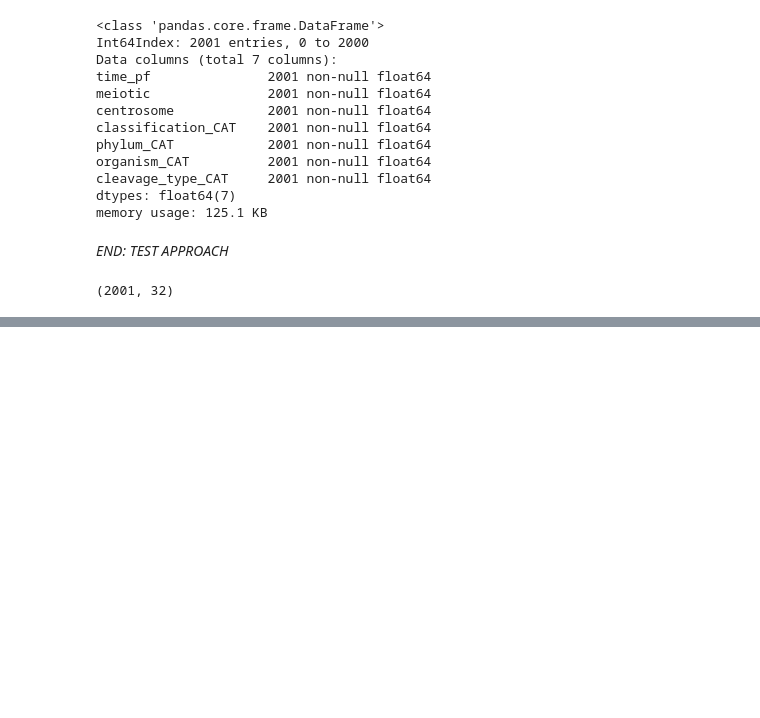
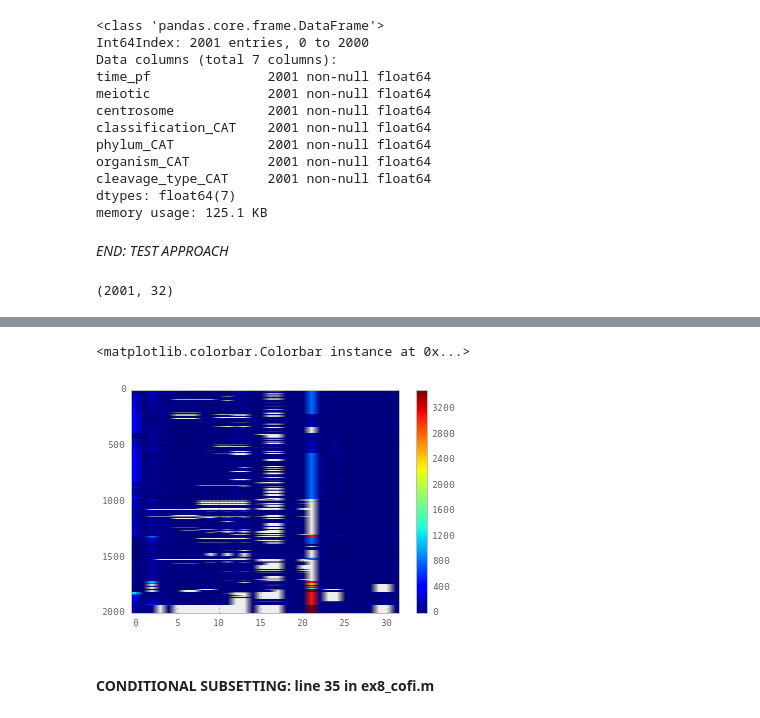
Before and after one commit to emmaggie/SPINDLE_ZOO, a Jupyter notebook: SEPTEMBER_2014/A_Marina_spindle_zoo_part5.ipynb, the cells around one changed output, grey strips where cells are left out. Drawn from its saved outputs; the diff is of its cells as text; code cells hidden in the pictures; blank space fills up the shorter version.

Commit message:
ex8_cofi

```diff
--- a/SEPTEMBER_2014/A_Marina_spindle_zoo_part5.ipynb
+++ b/SEPTEMBER_2014/A_Marina_spindle_zoo_part5.ipynb
@@ -195,3 +249,18 @@ TypeError: Image data can not convert to float
+# %%
+#BEFORE VALUE SCALING AND NORMALIZING6
+#http://mathesaurus.sourceforge.net/matlab-numpy.html
+#http://matplotlib.org/users/image_tutorial.html
+
+#http://stackoverflow.com/questions/6999621/how-to-use-extent-in-matplotlib-pyplot-imshow
+#plt.figure(figsize=(50,5))
+#http://stackoverflow.com/questions/6999621/how-to-use-extent-in-matplotlib-pyplot-imshow
+plt.imshow(dfo.get_values(),aspect='auto')
+plt.colorbar()
+# %% [output]
+<matplotlib.colorbar.Colorbar instance at 0x...>
+[figure, added]
+# %% [markdown]
+#### CONDITIONAL SUBSETTING: line 35 in ex8_cofi.m
 # %%
 dfo_map=dfo_map.isnull()
 # %%
```
Also changed, not shown: parts of 15 cells of this notebook, 1 other file.
